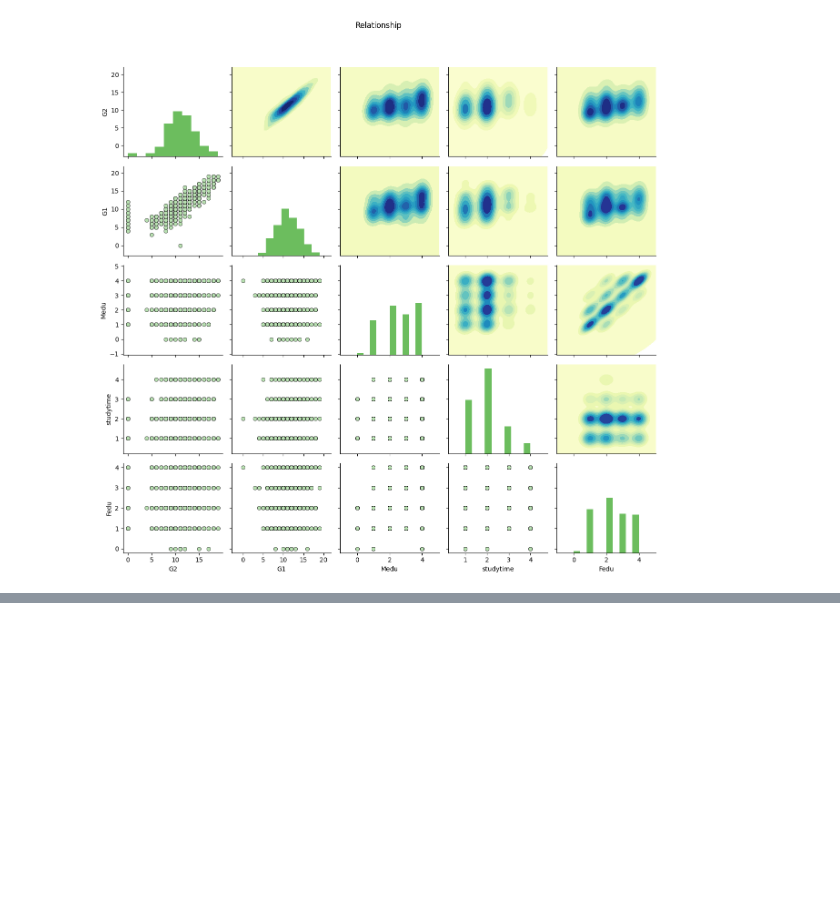
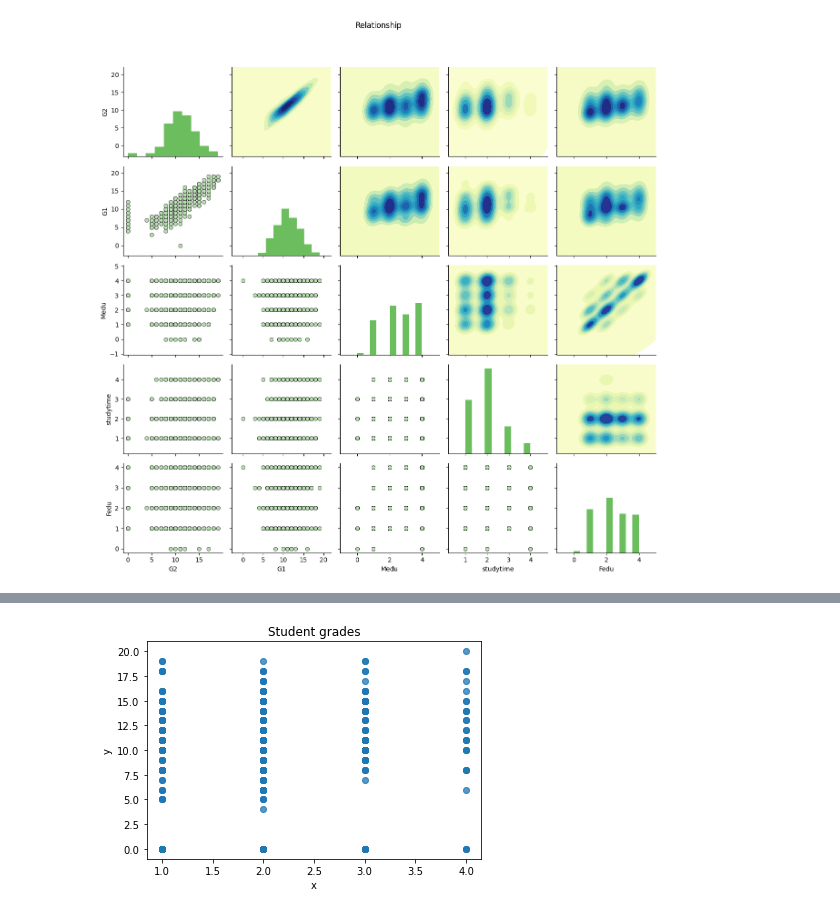
Before and after one commit to ArifAygun/Supervised-Learning-Essential-Training, a Jupyter notebook: AA_Supervised_Learning_Ess_Training.ipynb, the cells around one changed output, grey strips where cells are left out. Saved outputs shown, nothing was run; the diff lists cells and outputs as text; code cells hidden in the pictures; blank space fills up the shorter version.

```diff
--- a/AA_Supervised_Learning_Ess_Training.ipynb
+++ b/AA_Supervised_Learning_Ess_Training.ipynb
@@ -192,0 +324,13 @@ plt.subplots_adjust(top=0.9);
+# %%
+# Check Linearity - Study time
+X2 = students['studytime']
+y = students['G3']
+
+# Plot
+plt.scatter(X2,y, alpha=0.5)
+plt.title('Student grades')
+plt.xlabel('x')
+plt.ylabel('y')
+plt.show()
+# %% [output]
+[figure, added]
```
Also changed, not shown: parts of 21 cells of this notebook.
